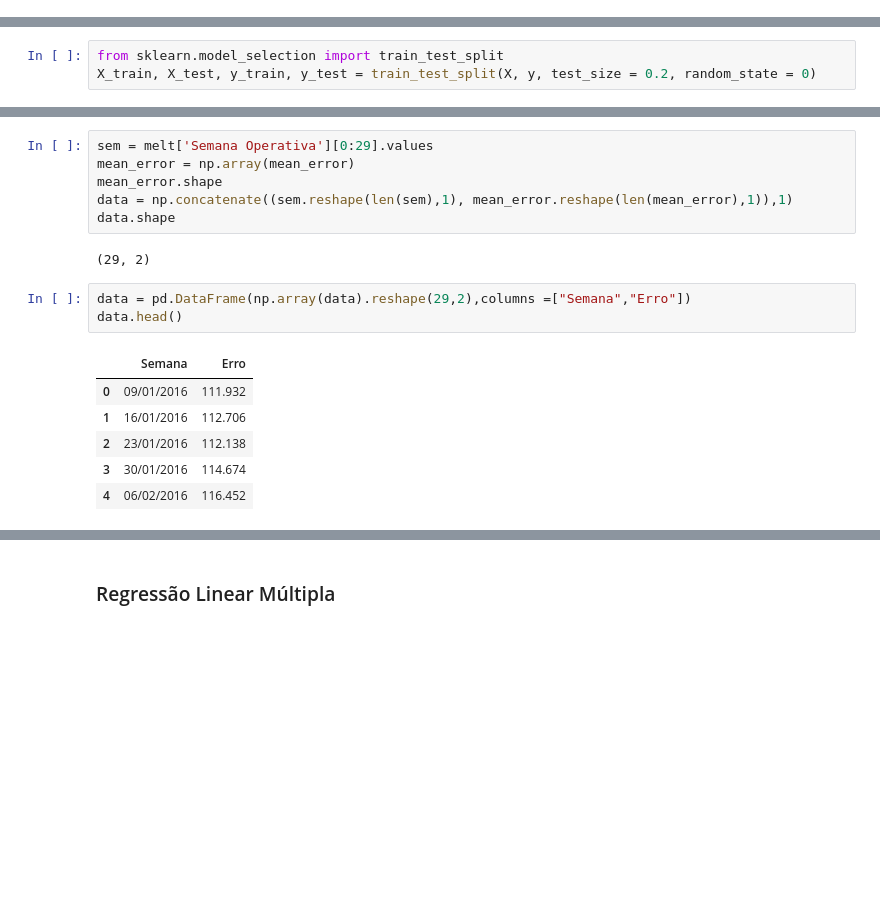
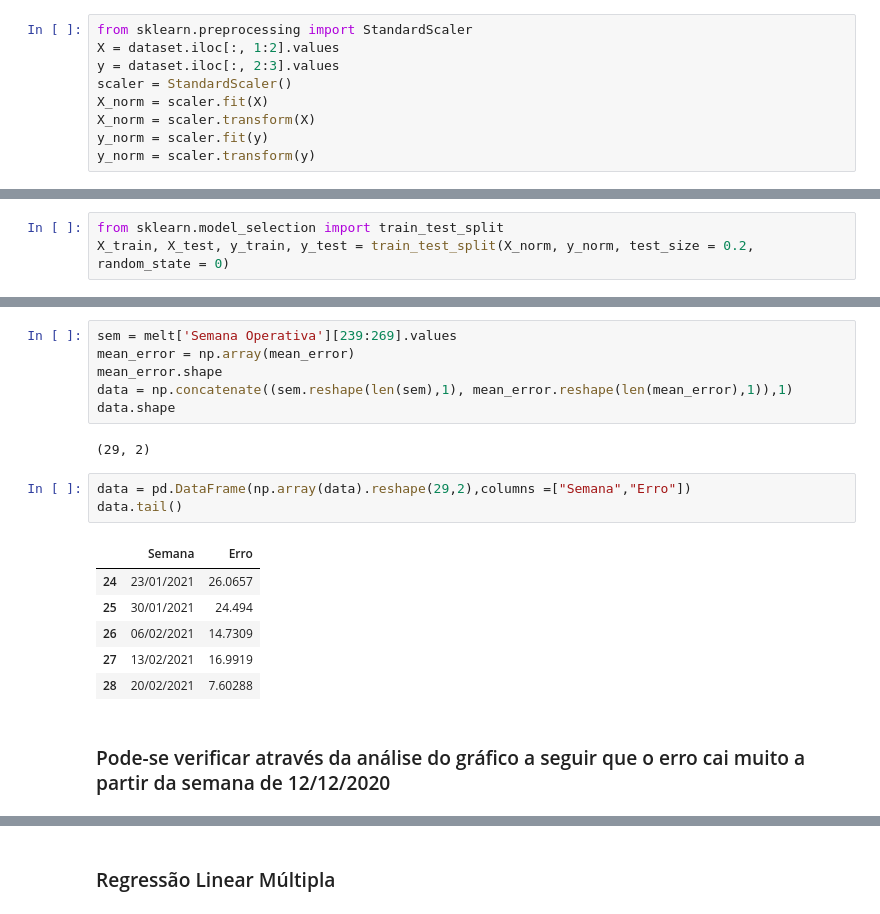
Before and after one commit to alexlourencomattos/machinelearning, a Jupyter notebook: Previsão_cmo_term/prev_preco.ipynb, the cells around one changed output, grey strips where cells are left out. Saved outputs shown, nothing was run; the diff lists cells and outputs as text; blank space fills up the shorter version.

```diff
--- a/Previsão_cmo_term/prev_preco.ipynb
+++ b/Previsão_cmo_term/prev_preco.ipynb
@@ -65,6 +73,15 @@ dataset.head()
 | 2 | 16/01/2016 | 840.08 | 12.60 |
 | 3 | 23/01/2016 | 839.19 | 9.66 |
 | 4 | 30/01/2016 | 764.10 | 6.07 |
+# %%
+from sklearn.preprocessing import StandardScaler
+X = dataset.iloc[:, 1:2].values
+y = dataset.iloc[:, 2:3].values
+scaler = StandardScaler()
+X_norm = scaler.fit(X)
+X_norm = scaler.transform(X)
+y_norm = scaler.fit(y)
+y_norm = scaler.transform(y)
 # %% [markdown]
 ## Medindo a correlação entre as váriaveis
 # %%
@@ -150,7 +220,7 @@ def rmse(ytrue,ypred):
 ### Criando o modelo preditivo
 # %%
 from sklearn.model_selection import train_test_split
-X_train, X_test, y_train, y_test = train_test_split(X, y, test_size = 0.2, random_state = 0)
+X_train, X_test, y_train, y_test = train_test_split(X_norm, y_norm, test_size = 0.2, random_state = 0)
 # %%
 from sklearn.linear_model import LinearRegression
 regressor = LinearRegression()
@@ -405,7 +499,7 @@ print('Mean Error = %.5f' % np.mean(mean_error))
 # %% [output]
 Mean Error = 90.85494
 # %%
-sem = melt['Semana Operativa'][0:29].values
+sem = melt['Semana Operativa'][239:269].values
 mean_error = np.array(mean_error)
 mean_error.shape
 data = np.concatenate((sem.reshape(len(sem),1), mean_error.reshape(len(mean_error),1)),1)
@@ -414,14 +508,16 @@ data.shape
 (29, 2)
 # %%
 data = pd.DataFrame(np.array(data).reshape(29,2),columns =["Semana","Erro"])
-data.head()
+data.tail()
 # %% [output]
 |  | Semana | Erro |
-| 0 | 09/01/2016 | 111.932 |
-| 1 | 16/01/2016 | 112.706 |
-| 2 | 23/01/2016 | 112.138 |
-| 3 | 30/01/2016 | 114.674 |
-| 4 | 06/02/2016 | 116.452 |
+| 24 | 23/01/2021 | 26.0657 |
+| 25 | 30/01/2021 | 24.494 |
+| 26 | 06/02/2021 | 14.7309 |
+| 27 | 13/02/2021 | 16.9919 |
+| 28 | 20/02/2021 | 7.60288 |
+# %% [markdown]
+### Pode-se verificar através da análise do gráfico a seguir que o erro cai muito a partir da semana de 12/12/2020
 # %%
 plt.figure(figsize = (15,12))
 data.plot(title = 'Variação do Erro no Tempo - RMSE - RandomForestRegressor', color = 'blue')
```
Also changed, not shown: parts of 33 cells of this notebook.
